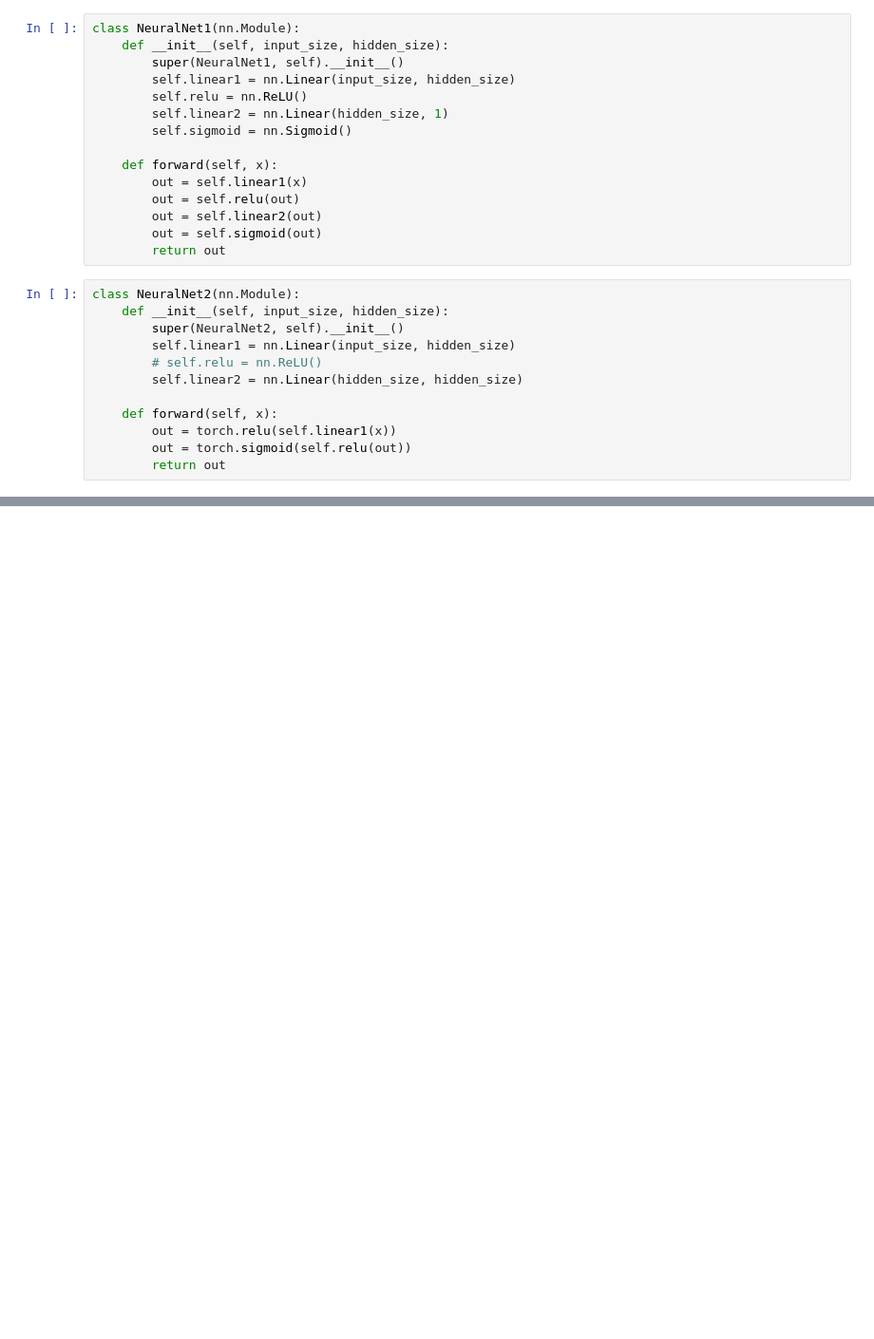
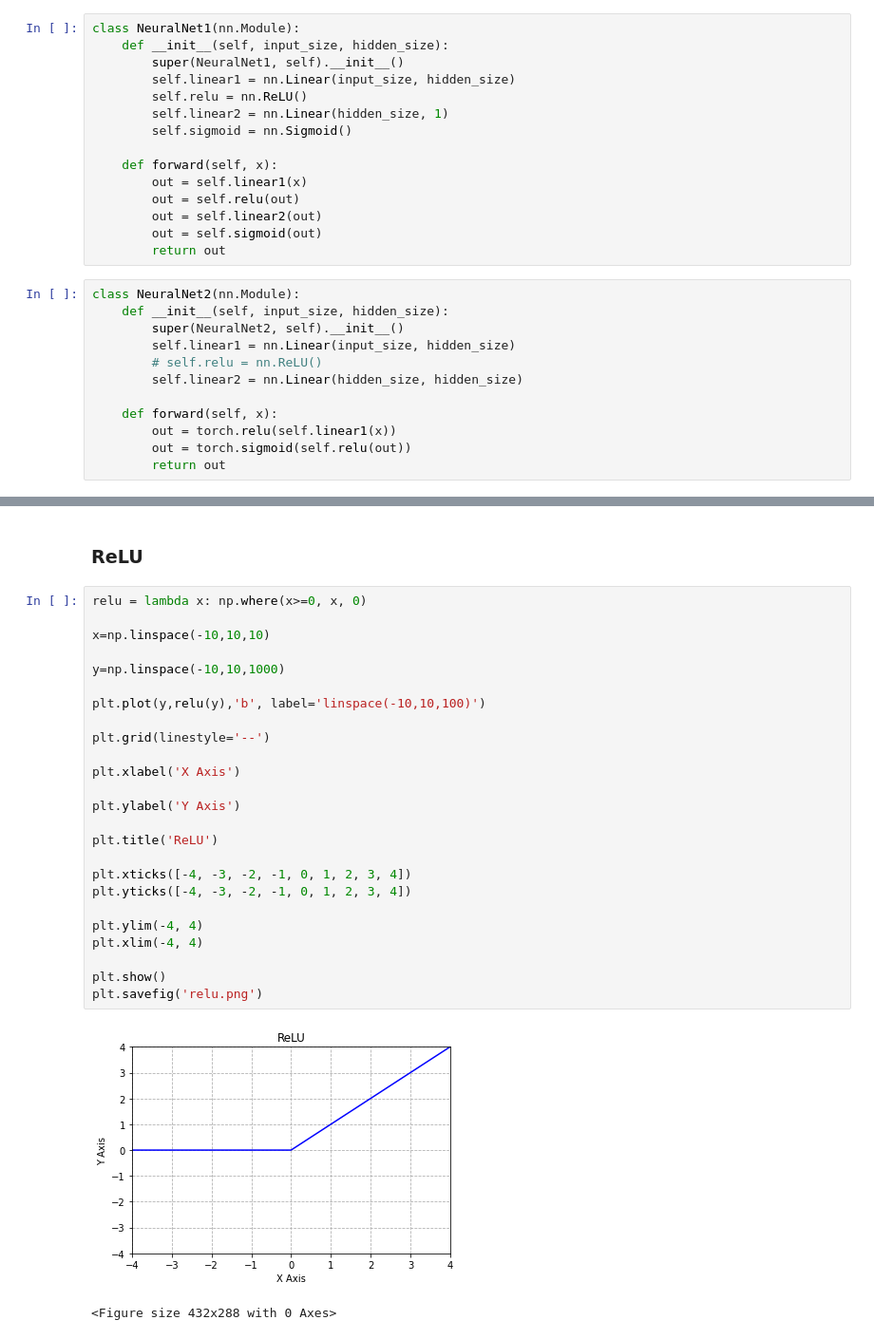
Before and after one commit to AlexeyTri/PyTorchTutorials_2025, a Jupyter notebook: Tutorial10.ipynb, the cells around one changed output, grey strips where cells are left out. Shown at 95% size. Saved outputs shown, nothing was run; the diff lists cells and outputs as text; blank space fills up the shorter version.

```diff
--- a/Tutorial10.ipynb
+++ b/Tutorial10.ipynb
@@ -101,0 +177,30 @@ class NeuralNet2(nn.Module):
+# %% [markdown]
+### ReLU
+# %%
+relu = lambda x: np.where(x>=0, x, 0)
+
+x=np.linspace(-10,10,10)
+
+y=np.linspace(-10,10,1000)
+
+plt.plot(y,relu(y),'b', label='linspace(-10,10,100)')
+
+plt.grid(linestyle='--')
+
+plt.xlabel('X Axis')
+
+plt.ylabel('Y Axis')
+
+plt.title('ReLU')
+
+plt.xticks([-4, -3, -2, -1, 0, 1, 2, 3, 4])
+plt.yticks([-4, -3, -2, -1, 0, 1, 2, 3, 4])
+
+plt.ylim(-4, 4)
+plt.xlim(-4, 4)
+
+plt.show()
+plt.savefig('relu.png')
+# %% [output]
+[figure, added]
+<Figure size 432x288 with 0 Axes>
```
Also changed, not shown: parts of 15 cells of this notebook.
